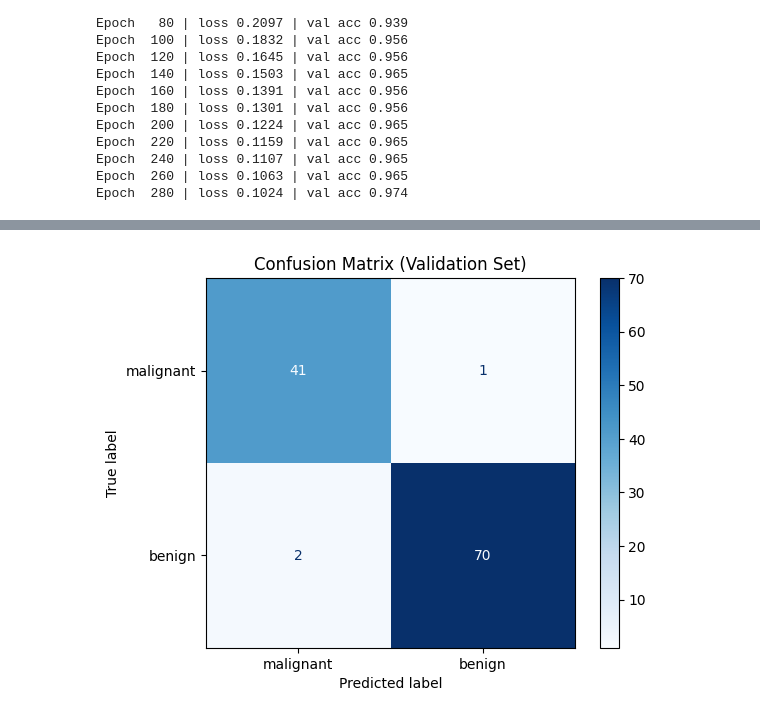
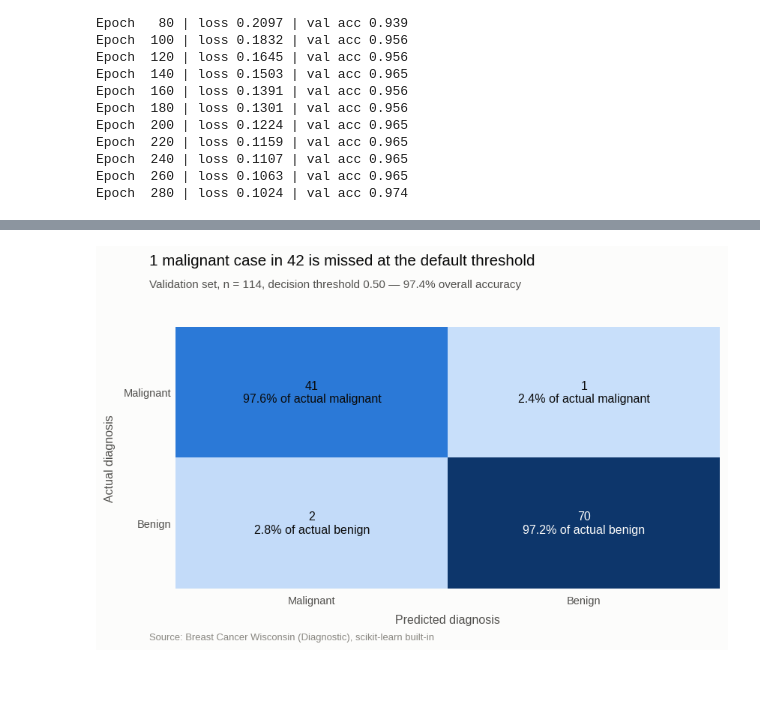
Before and after one commit to VishnujanNarayanan/Neural_net_from_scratch, a Jupyter notebook: NeuralNet_BreastCancer.ipynb, the cells around one changed output, grey strips where cells are left out. Cells and saved outputs as stored; diff of their text form; code cells hidden in the pictures; blank space fills up the shorter version.

```diff
--- a/NeuralNet_BreastCancer.ipynb
+++ b/NeuralNet_BreastCancer.ipynb
@@ -41,6 +46,7 @@ class NeuralNN:
             self.W.append(np.random.randn(m, n) * np.sqrt(2/m))  # He init
             self.b.append(np.zeros((1, n)))
         self.loss_hist = []
+        self.val_loss_hist = []      # tracked so the loss curve can show overfitting
 
     # forward pass ----------------------------------------------------------
     def _forward(self, X):
@@ -75,10 +81,12 @@ class NeuralNN:
                 batch = idx[start:start+self.batch]
                 A, Z = self._forward(X[batch])
                 self._backward(A, Z, y[batch])
-            # track loss
+            # track loss on both splits, so the curves can be compared
             yhat = self._forward(X)[0][-1]
             loss = bce(y, yhat)
             self.loss_hist.append(loss)
+            if X_val is not None:
+                self.val_loss_hist.append(bce(y_val, self.predict_proba(X_val)))
             if verbose and epoch % verbose == 0:
                 msg = f"Epoch {epoch:4d} | loss {loss:.4f}"
                 if X_val is not None:
@@ -149,11 +207,27 @@ plt.show()
 # %%
-from sklearn.metrics import confusion_matrix
-cm = confusion_matrix(y_val, y_pred)
-disp = ConfusionMatrixDisplay(confusion_matrix=cm,
-                              display_labels=data.target_names)
-disp.plot(cmap=plt.cm.Blues)
-plt.title("Confusion Matrix (Validation Set)")
-plt.grid(False)
+# Figure 3 — confusion matrix
+fig, ax = vz.new_figure(left=0.145)   # word tick labels need a wider left margin
+
+labels = [n.capitalize() for n in data.target_names]   # ['Malignant', 'Benign']
+cell_text = [
+    [f"{cm[r][c]:,d}\n{cm[r][c] / cm[r].sum():.1%} of actual {labels[r].lower()}"
+     for c in range(cm.shape[1])]
+    for r in range(cm.shape[0])
+]
+
+vz.matrix_heatmap(ax, cm, xticklabels=labels, yticklabels=labels,
+                  cell_text=cell_text)
+
+vz.finalize(
+    fig, ax,
+    title=f"{fp} malignant case in {n_malignant} is missed at the default threshold",
+    subtitle=(f"Validation set, n = 114, decision threshold 0.50 — "
+              f"{val_acc:.1%} overall accuracy"),
+    xlabel="Predicted diagnosis",
+    ylabel="Actual diagnosis",
+    source="Source: Breast Cancer Wisconsin (Diagnostic), scikit-learn built-in",
+)
+vz.save(fig, "03_confusion_matrix")
 plt.show()
 # %% [output]
-[figure, old version]
+[figure, new version]
```
Also changed, not shown: parts of 4 cells of this notebook, 7 other files.
